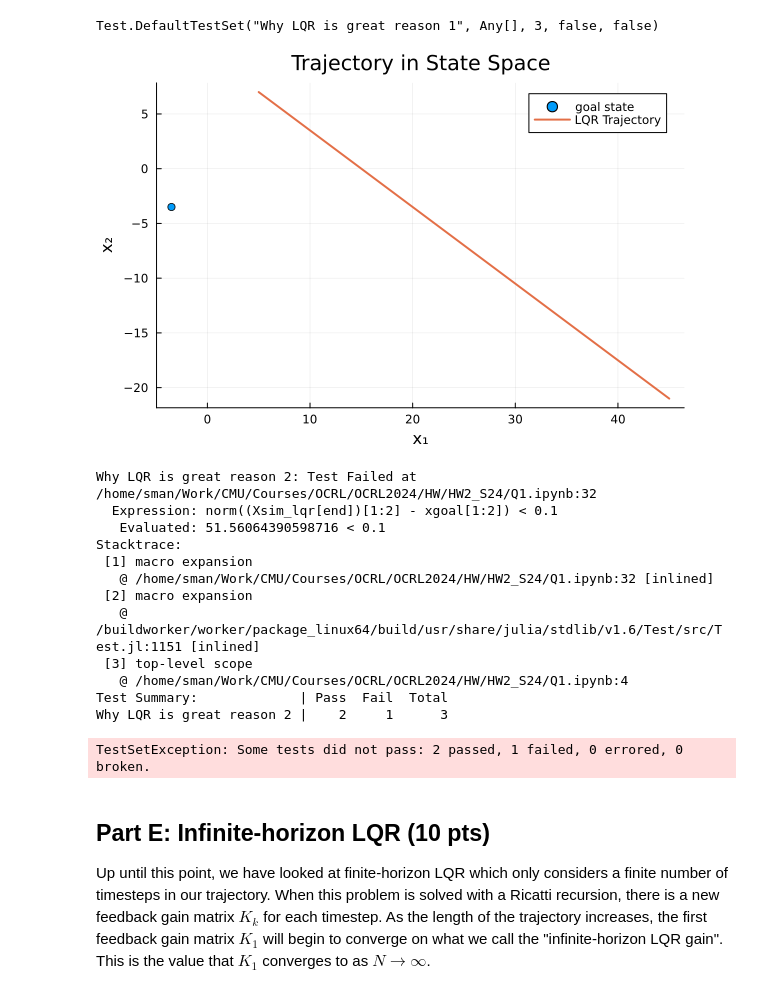
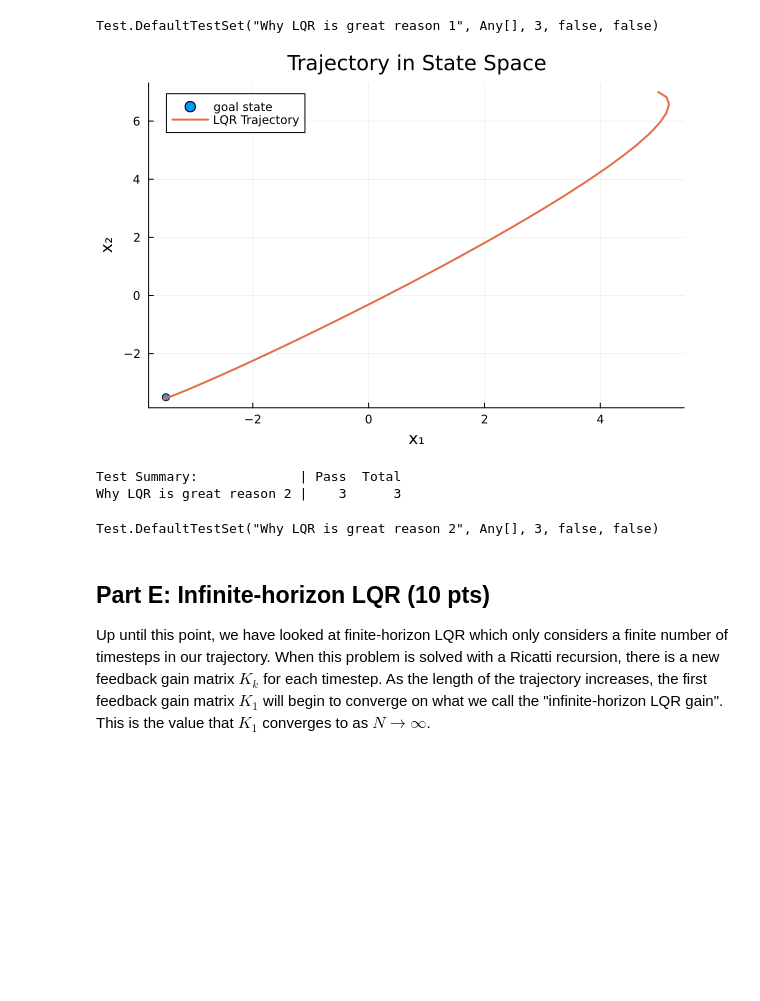
Before and after one commit to stevenwman/OCRL2024, a Jupyter notebook: HW/HW2_S24/Q1.ipynb, the cells around one changed output. Cells and saved outputs as stored; diff of their text form; code cells hidden in the pictures; blank space fills up the shorter version.

```diff
--- a/HW/HW2_S24/Q1.ipynb
+++ b/HW/HW2_S24/Q1.ipynb
@@ -589,48 +589,38 @@ Test.DefaultTestSet("Why LQR is great reason 1", Any[], 3, false, false)
     Qf = 10*Q
 
     P, K = fhlqr(A,B,Q,R,Qf,N)
 
     # TODO: specify a goal state with 0 velocity within a 5m radius of 0
     xgoal = [-3.5,-3.5,0,0]
     @test norm(xgoal[1:2])< 5
     @test norm(xgoal[3:4])<1e-13 # ensure 0 velocity
 
     Xsim_lqr = [zeros(nx) for i = 1:N]
     Xsim_lqr[1] = 1*x0
 
     for i = 1:N-1
         # TODO: use your FHLQR control gains K to calculate u_lqr
         # simulate lqr control
-        u_lqr = zeros(2)
+        u_lqr = -K[i]*(Xsim_lqr[i]-xgoal)
         Xsim_lqr[i+1] = A*Xsim_lqr[i] + B*u_lqr
     end
 
     @test norm(Xsim_lqr[end][1:2] - xgoal[1:2]) < .1
 
     # ------------------------plotting--------------------------
     Xm = mat_from_vec(Xsim_lqr)
     plot(xgoal[1:1],xgoal[2:2],seriestype = :scatter, label = "goal state")
     display(plot!(Xm[1,:],Xm[2,:],
                  title = "Trajectory in State Space",
                  ylabel = "x₂", xlabel = "x₁", lw = 2, label = "LQR Trajectory"))
 
 
 end
 # %% [output]
-[figure, old version]
+[figure, new version]
-Why LQR is great reason 2: Test Failed at /home/sman/Work/CMU/Courses/OCRL/OCRL2024/HW/HW2_S24/Q1.ipynb:32
-  Expression: norm((Xsim_lqr[end])[1:2] - xgoal[1:2]) < 0.1
-   Evaluated: 51.56064390598716 < 0.1
-Stacktrace:
- [1] macro expansion
-   @ /home/sman/Work/CMU/Courses/OCRL/OCRL2024/HW/HW2_S24/Q1.ipynb:32 [inlined]
- [2] macro expansion
-   @ /buildworker/worker/package_linux64/build/usr/share/julia/stdlib/v1.6/Test/src/Test.jl:1151 [inlined]
- [3] top-level scope
-   @ /home/sman/Work/CMU/Courses/OCRL/OCRL2024/HW/HW2_S24/Q1.ipynb:4
-Test Summary:             | Pass  Fail  Total
-Why LQR is great reason 2 |    2     1      3
+Test Summary:             | Pass  Total
+Why LQR is great reason 2 |    3      3
-TestSetException: Some tests did not pass: 2 passed, 1 failed, 0 errored, 0 broken.
+Test.DefaultTestSet("Why LQR is great reason 2", Any[], 3, false, false)
 # %% [markdown]
 ## Part E: Infinite-horizon LQR (10 pts)
 Up until this point, we have looked at finite-horizon LQR which only considers a finite number of timesteps in our trajectory.  When this problem is solved with a Ricatti recursion, there is a new feedback gain matrix $K_k$ for each timestep. As the length of the trajectory increases, the first feedback gain matrix $K_1$ will begin to converge on what we call the "infinite-horizon LQR gain".  This is the value that $K_1$ converges to as $N \rightarrow \infty$.
```
